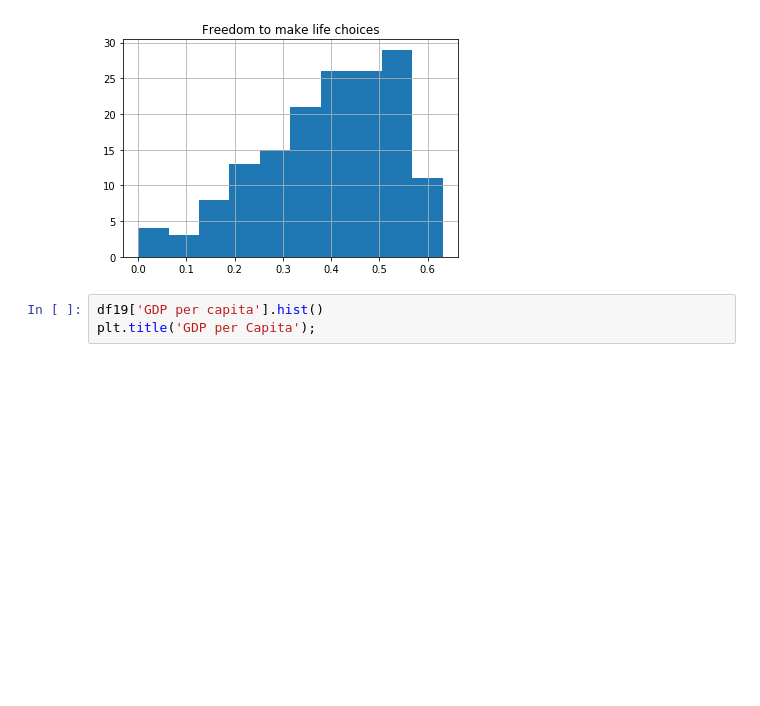
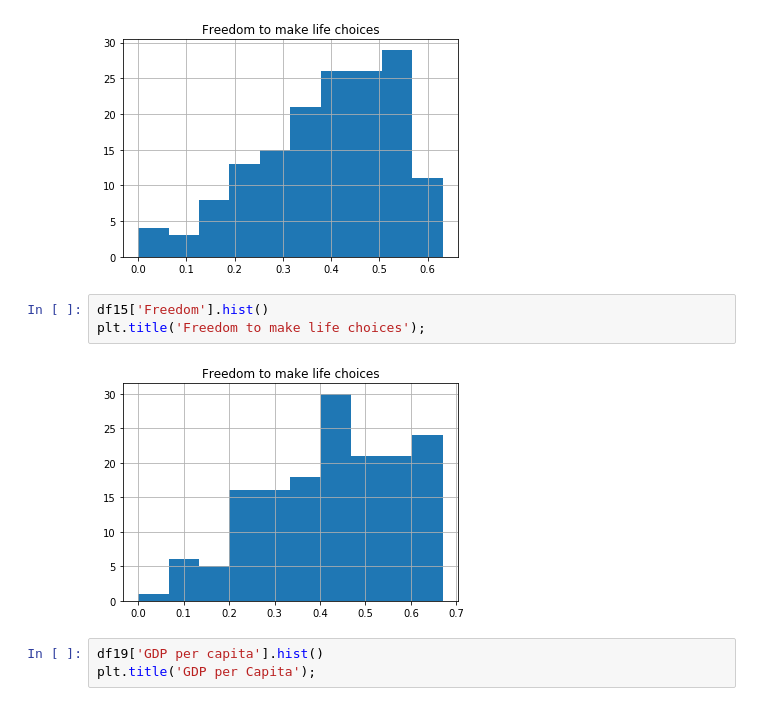
Before and after one commit to ipatel467/Happiness-Index, a Jupyter notebook: Index.ipynb, the cells around one changed output. Cells and saved outputs as stored; diff of their text form; blank space fills up the shorter version.

```diff
--- a/Index.ipynb
+++ b/Index.ipynb
@@ -83,6 +83,11 @@ df19['Freedom to make life choices'].hist()
 plt.title('Freedom to make life choices');
 # %% [output]
 [figure]
+# %%
+df15['Freedom'].hist()
+plt.title('Freedom to make life choices');
+# %% [output]
+[figure, added]
 # %%
 df19['GDP per capita'].hist()
 plt.title('GDP per Capita');
```
Also changed, not shown: parts of 7 cells of this notebook.
